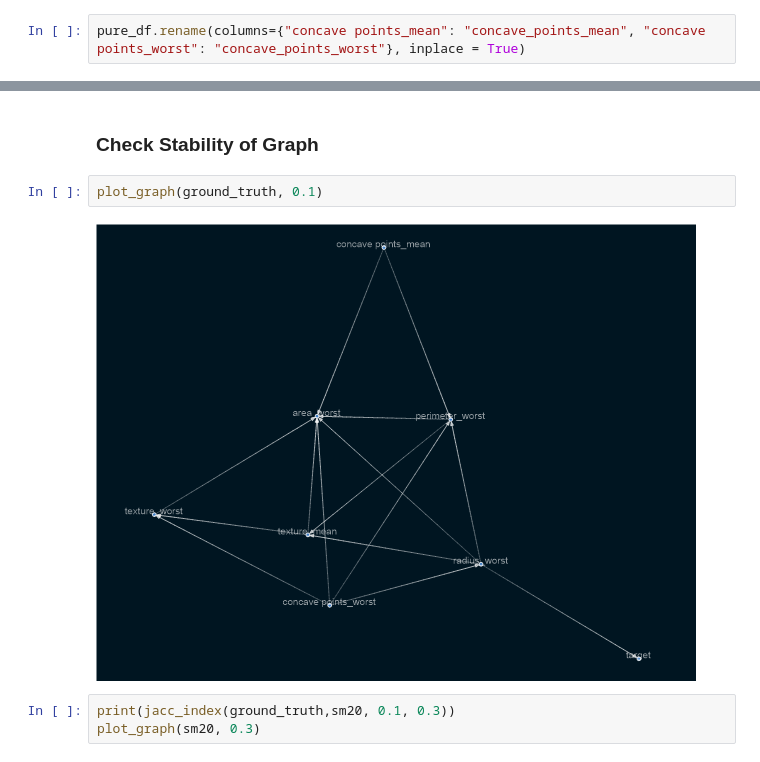
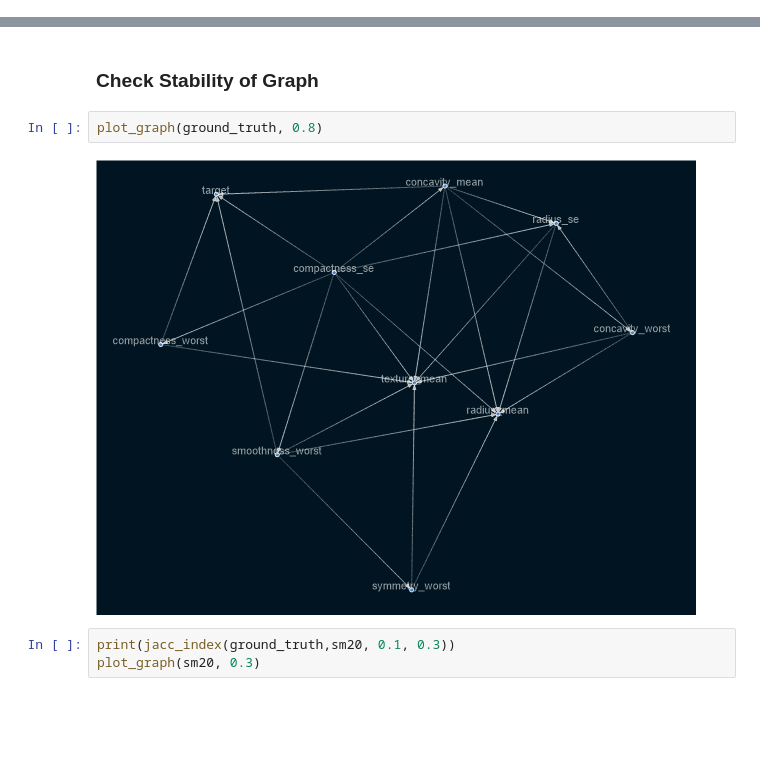
Before and after one commit to benbel376/causal_graph, a Jupyter notebook: notebooks/modeling.ipynb, the cells around one changed output, grey strips where cells are left out. Saved outputs shown, nothing was run; the diff lists cells and outputs as text; blank space fills up the shorter version.

```diff
--- a/notebooks/modeling.ipynb
+++ b/notebooks/modeling.ipynb
@@ -204,5 +204,3 @@ pure_df.head()
-# %%
-pure_df.rename(columns={"concave points_mean": "concave_points_mean", "concave points_worst": "concave_points_worst"}, inplace = True)
 # %%
 factor = len(pure_df)/100
 pure_20 = pure_df.sample(int(20*factor), random_state=11)
@@ -262,9 +260,9 @@ sm80 = from_pandas(pure_80, tabu_parent_nodes=["target"])
 # %% [markdown]
 ### Check Stability of Graph
 # %%
-plot_graph(ground_truth, 0.1)
+plot_graph(ground_truth, 0.8)
 # %% [output]
-[figure, old version]
+[figure, new version]
 # %%
 print(jacc_index(ground_truth,sm20, 0.1, 0.3))
 plot_graph(sm20, 0.3)
```
Also changed, not shown: parts of 1 cell of this notebook.
